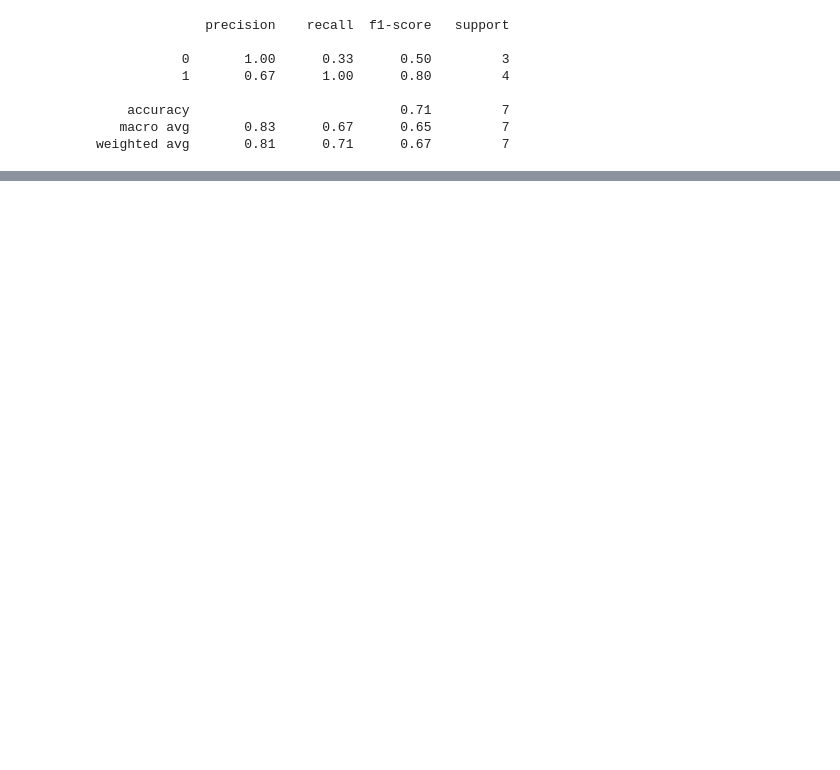
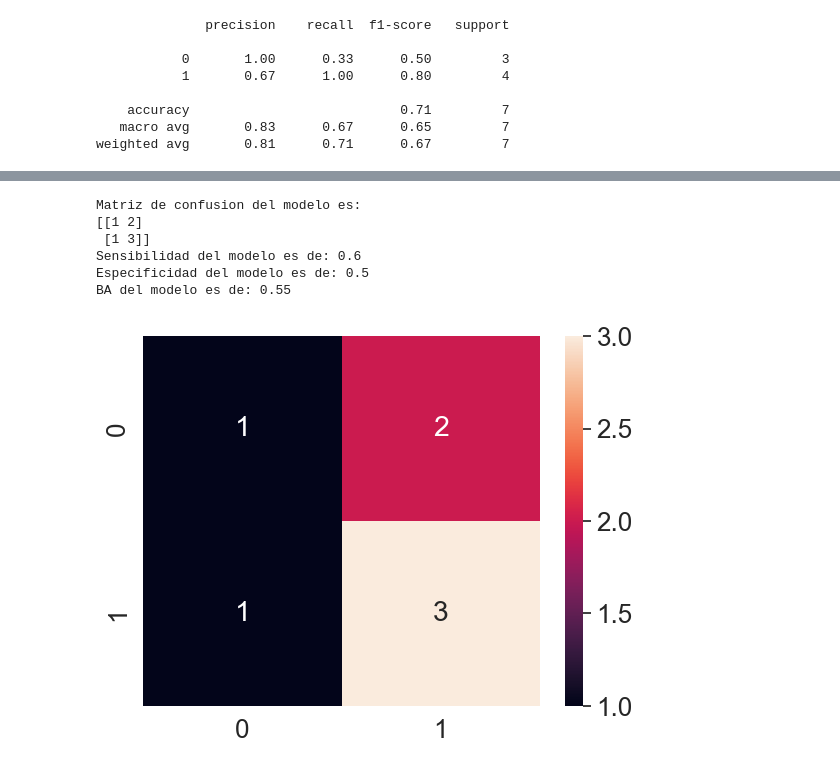
Before and after one commit to brainhack-school2023/galvan_project, a Jupyter notebook: src/2.ReducModelPca.ipynb, the cells around one changed output, grey strips where cells are left out. Saved outputs shown, nothing was run; the diff lists cells and outputs as text; code cells hidden in the pictures; blank space fills up the shorter version.

```diff
--- a/src/2.ReducModelPca.ipynb
+++ b/src/2.ReducModelPca.ipynb
@@ -285,7 +313,10 @@ memory usage: 976.0+ bytes
+# %%
+# Utilizar para probar la performance del modelo
+profundarbol = 10 #valores None, entero
 # %%
 from sklearn.tree import DecisionTreeClassifier, plot_tree
 from sklearn.metrics import classification_report, confusion_matrix, accuracy_score
 # instanciemos el modelo y entremoslo en el conjunto de autos
-arbol = DecisionTreeClassifier(criterion='gini', max_depth=3, min_samples_leaf=1, min_samples_split=2, ccp_alpha=0)
-arbol.fit(X_test_scaled_pca,y_train)
-accuracy_score(y_train, arbol.predict(X_test_scaled_pca))
+arbol = DecisionTreeClassifier(criterion='gini', max_depth=profundarbol, min_samples_leaf=1, min_samples_split=2, ccp_alpha=0)
+arbol.fit(X_train_scaled_pca,y_train)
+accuracy_score(y_train, arbol.predict(X_train_scaled_pca))
@@ -295,0 +337,20 @@ X_test_scaled_pca.shape
+# %%
+cm = confusion_matrix(y_test, arbol.predict(X_test_scaled_pca))
+metricas = balanced_accuracy(cm)
+print('Matriz de confusion del modelo es:')
+print(cm)
+print('Sensibilidad del modelo es de: {}'.format(round(metricas[0],4)))
+print('Especificidad del modelo es de: {}'.format(round(metricas[1],4)))
+print('BA del modelo es de: {}'.format(round(metricas[2],4)))
+# %% [output]
+Matriz de confusion del modelo es:
+[[1 2]
+ [1 3]]
+Sensibilidad del modelo es de: 0.6
+Especificidad del modelo es de: 0.5
+BA del modelo es de: 0.55
+# %%
+cf_matrix = confusion_matrix(y_test, arbol.predict(X_test_scaled_pca))
+sns.heatmap(cf_matrix, annot=True);
+# %% [output]
+[figure, added]
```
Also changed, not shown: parts of 21 cells of this notebook, 3 other files.
